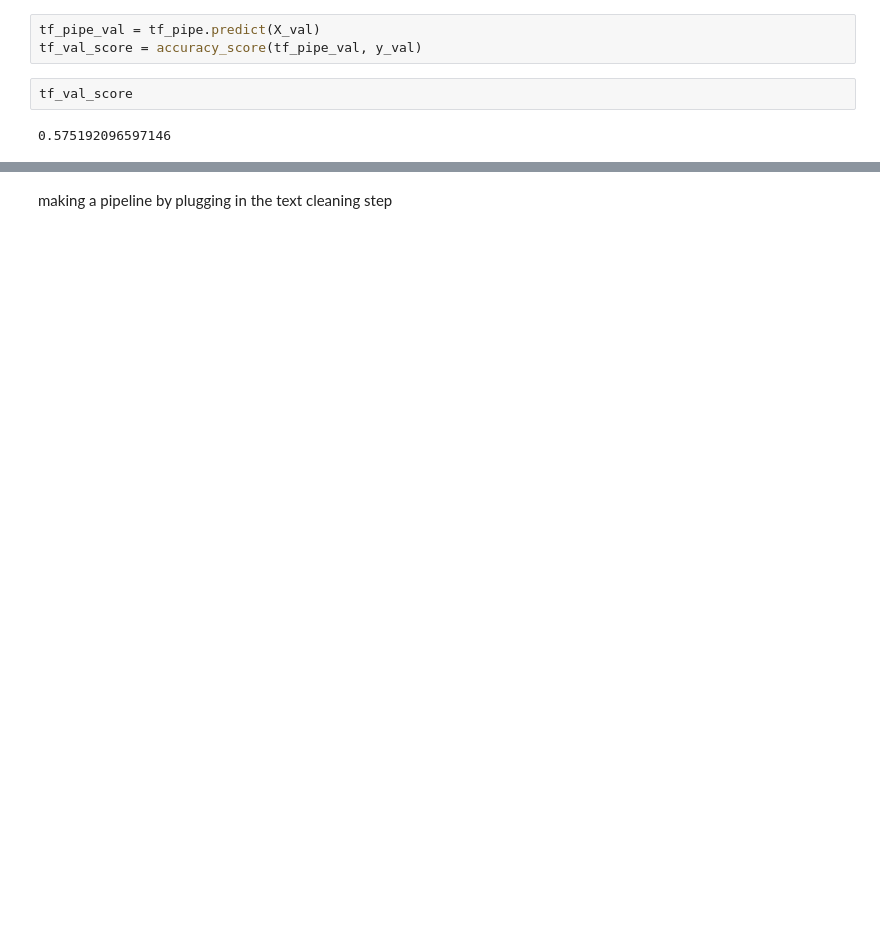
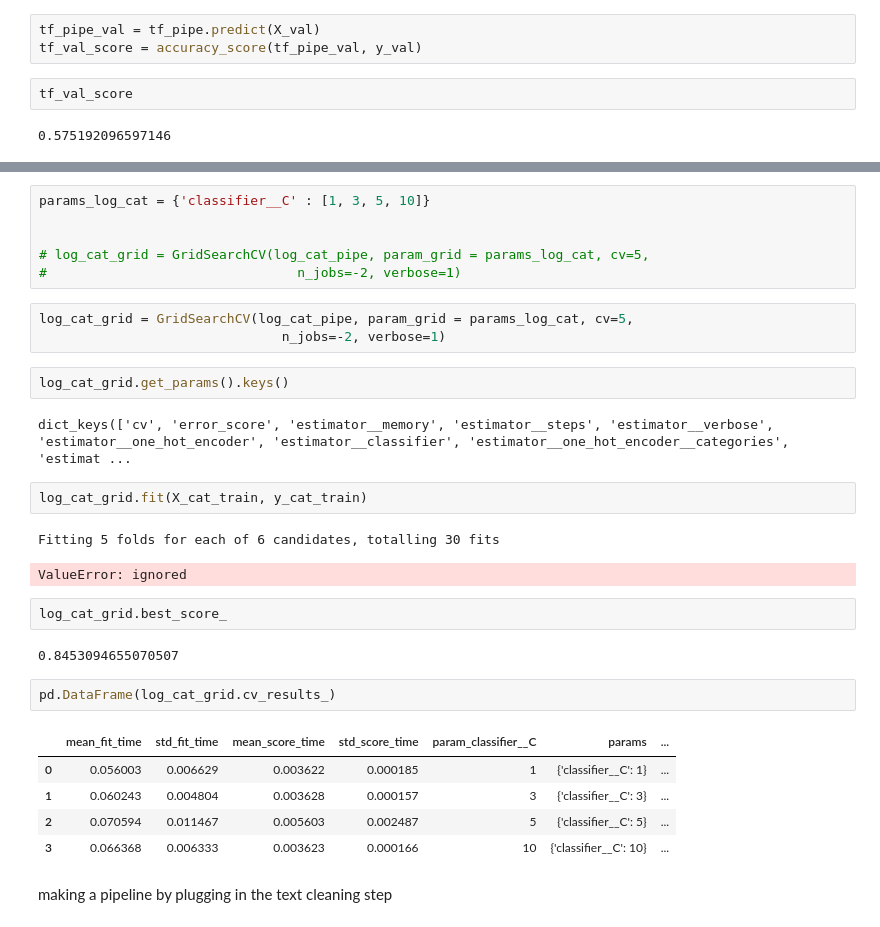
Before and after one commit to 1985shree/1985shree, a Jupyter notebook: app_defect_validation_using_spacy.ipynb, the cells around one changed output, grey strips where cells are left out. Saved outputs shown, nothing was run; the diff lists cells and outputs as text; blank space fills up the shorter version.

```diff
--- a/app_defect_validation_using_spacy.ipynb
+++ b/app_defect_validation_using_spacy.ipynb
@@ -236,3 +348,33 @@ tf_val_score
+# %%
+params_log_cat = {'classifier__C' : [1, 3, 5, 10]}
+
+
+# log_cat_grid = GridSearchCV(log_cat_pipe, param_grid = params_log_cat, cv=5,
+#                                n_jobs=-2, verbose=1)
+# %%
+log_cat_grid = GridSearchCV(log_cat_pipe, param_grid = params_log_cat, cv=5,
+                               n_jobs=-2, verbose=1)
+# %%
+log_cat_grid.get_params().keys()
+# %% [output]
+dict_keys(['cv', 'error_score', 'estimator__memory', 'estimator__steps', 'estimator__verbose', 'estimator__one_hot_encoder', 'estimator__classifier', 'estimator__one_hot_encoder__categories', 'estimat ...
+# %%
+log_cat_grid.fit(X_cat_train, y_cat_train)
+# %% [output]
+Fitting 5 folds for each of 6 candidates, totalling 30 fits
+ValueError: ignored
+# %%
+log_cat_grid.best_score_
+# %% [output]
+0.8453094655070507
+# %%
+pd.DataFrame(log_cat_grid.cv_results_)
+# %% [output]
+|  | mean_fit_time | std_fit_time | mean_score_time | std_score_time | param_classifier__C | params | ... |
+| 0 | 0.056003 | 0.006629 | 0.003622 | 0.000185 | 1 | {'classifier__C': 1} | ... |
+| 1 | 0.060243 | 0.004804 | 0.003628 | 0.000157 | 3 | {'classifier__C': 3} | ... |
+| 2 | 0.070594 | 0.011467 | 0.005603 | 0.002487 | 5 | {'classifier__C': 5} | ... |
+| 3 | 0.066368 | 0.006333 | 0.003623 | 0.000166 | 10 | {'classifier__C': 10} | ... |
 # %% [markdown]
 making a pipeline by plugging in the text cleaning step
 # %%
```
Also changed, not shown: parts of 56 cells of this notebook.
